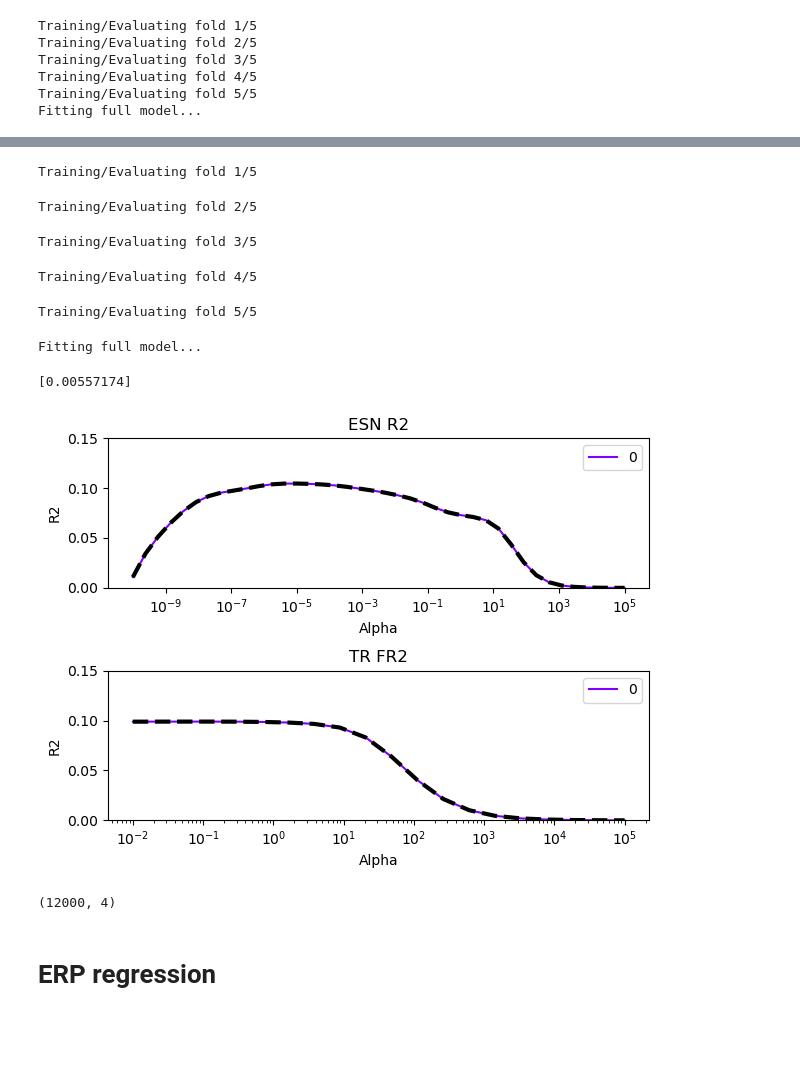
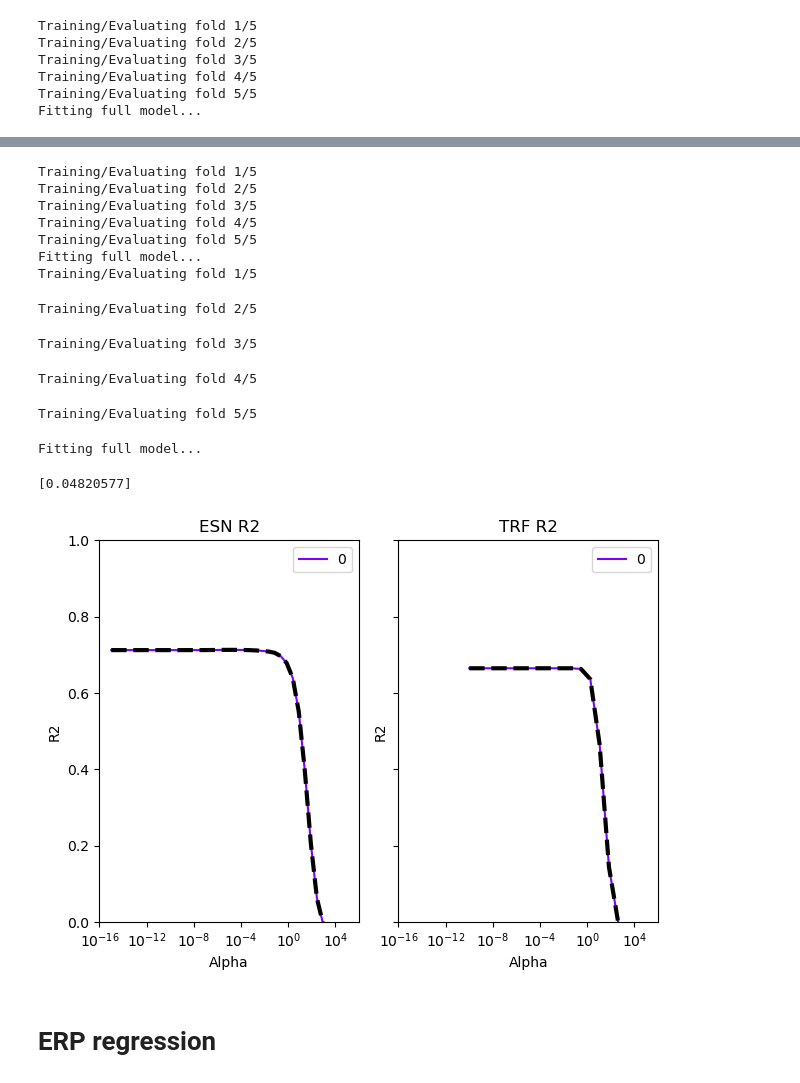
Before and after one commit to phg17/sPyEEG, a Jupyter notebook: demos/trf_forward_example.ipynb, the cells around one changed output, grey strips where cells are left out. Saved outputs shown, nothing was run; the diff lists cells and outputs as text; code cells hidden in the pictures; blank space fills up the shorter version.

```diff
--- a/demos/trf_forward_example.ipynb
+++ b/demos/trf_forward_example.ipynb
@@ -612,32 +845,52 @@ Fitting full model...
+# %%
+fs = 100
+n_feat = 1
+n_channels = 1
+T = 600
+time_array, X, Y, events, impulse_responses = simulate_channels(n_feat = n_feat, n_channels = n_channels, fs = fs, T = T,
+                                                              stim_type = 'continuous', n_pulse = T * 10,
+                                                              impulse_freqs = [2,20], decreasing_rates = [20,25], delays = [0.03,0.05],
+                                                              compression_factor = 1/3,
+                                                              noise_level = 0.5, beta_noise = 1, #0 = white, 1 = pink, 2 = red
+                                                              random_seed = 10, scale_data = False)
+X,Y = scale(X), scale(Y)
 # %%
-esn = ESNEstimator(srate = fs, alpha = np.logspace(-10,5,40), n_units = 50,
-                   percentile_units = 0, separate_features = True, scale_reservoir = False)
-scores_esn = esn.xval_eval(X,Y)
+tmin, tmax = -0.05,0.3
+trf = models.TRF.TRFEstimator(tmin=tmin, tmax=tmax, srate = fs, alpha = [0] + np.logspace(-10,5,20))
+scores_trf = trf.xval_eval(X, Y, scoring = 'R2')
+scores_trf = scores_trf.mean(0).max(-1)
+
+esn = ESNEstimator(srate = fs, alpha = np.logspace(-15,5,40), n_units = 100,
+                   percentile_units = 0, reservoir_mode = 'separate', scale_reservoir = False,
+                  lr = 0.4, sr = .9)
+scores_esn = esn.xval_eval(X,Y, scoring = 'R2')
 scores_esn = scores_esn.mean(0).max(-1)
 # %% [output]
 Training/Evaluating fold 1/5
+Training/Evaluating fold 2/5
+Training/Evaluating fold 3/5
+Training/Evaluating fold 4/5
+Training/Evaluating fold 5/5
+Fitting full model...
+Training/Evaluating fold 1/5
 Training/Evaluating fold 2/5
 Training/Evaluating fold 3/5
 Training/Evaluating fold 4/5
 Training/Evaluating fold 5/5
 Fitting full model...
 # %%
-fig, ax = plt.subplots(2, sharey = True)
+fig, ax = plt.subplots(1,2, sharey = True, sharex = True)
 esn.plot_score(figax = (fig, ax[0]))
 trf.plot_score(figax = (fig, ax[1]))
+ax[0].set_ylim(0,1)
 
-ax[0].set_ylim(0,0.15)
 ax[0].set_title('ESN R2')
-ax[1].set_title('TR FR2')
+ax[1].set_title('TRF R2')
 fig.tight_layout()
 print(scores_esn - scores_trf)
 # %% [output]
-[0.00557174]
+[0.04820577]
-[figure, old version]
+[figure, new version]
-# %%
-X.shape
-# %% [output]
-(12000, 4)
 # %% [markdown]
 # ERP regression
 # %%
```
Also changed, not shown: parts of 66 cells of this notebook, 5 other files.
